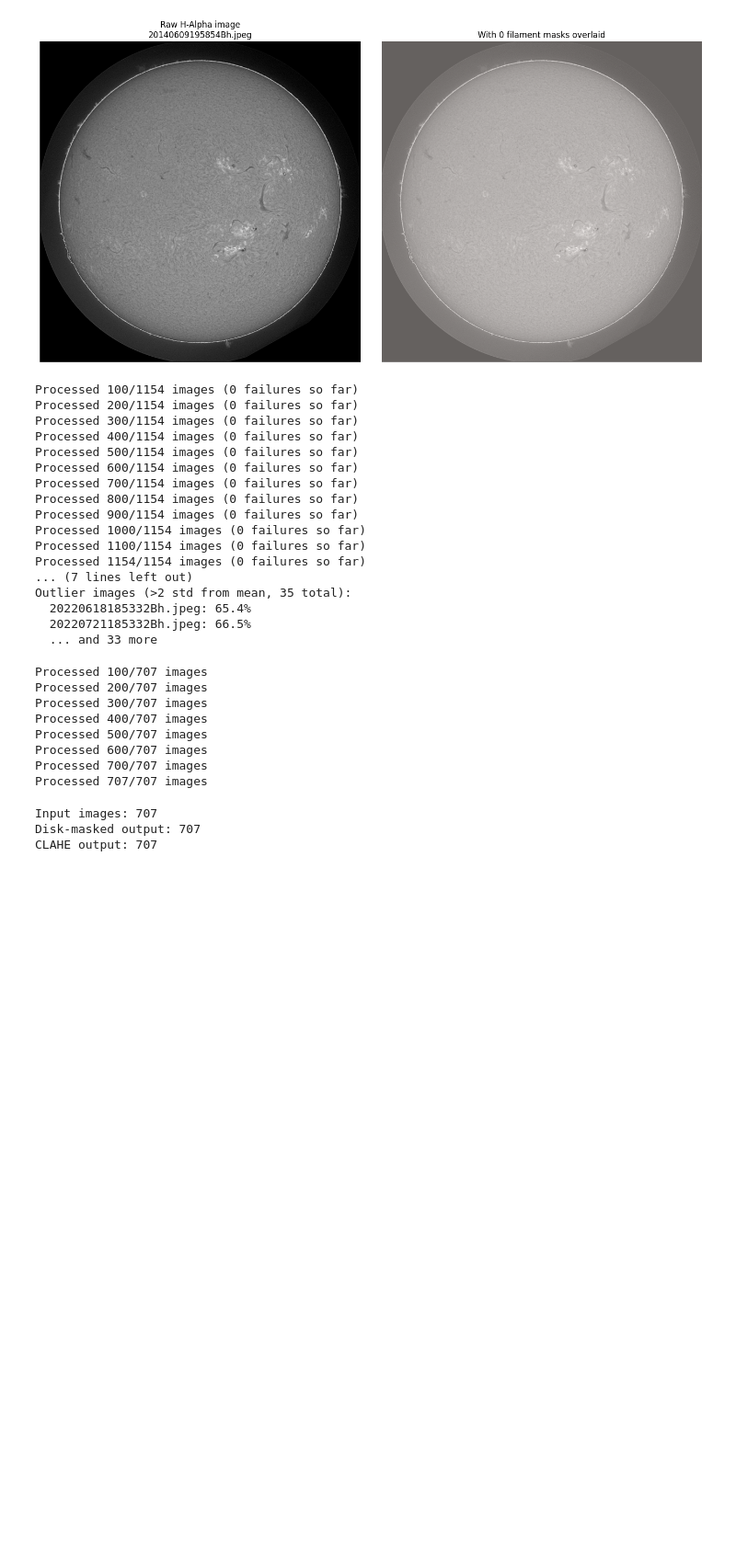
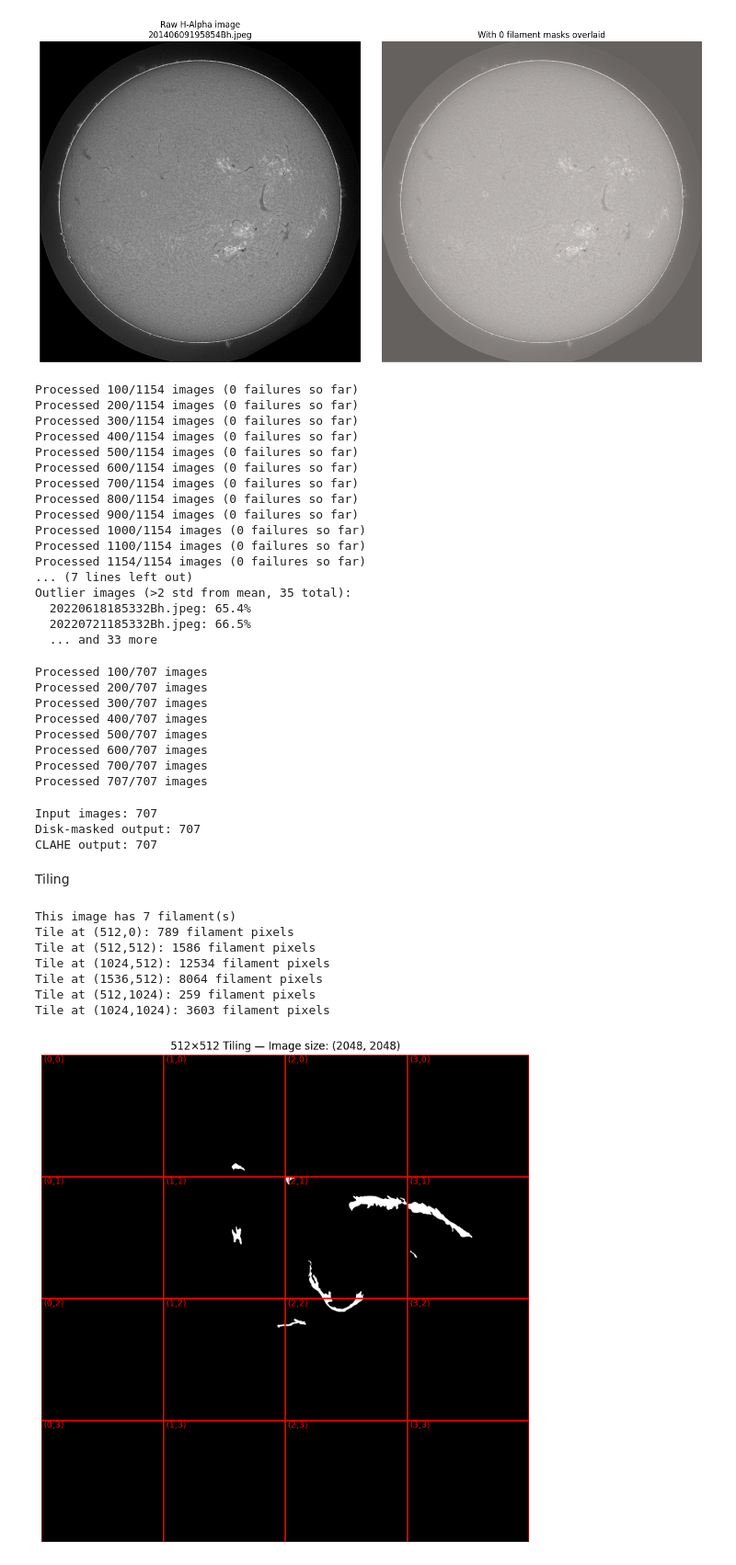
Before and after one commit to Trishya123/Solar-filament-segmentation, a Jupyter notebook: sfc-mago.ipynb, the cells around one changed output. Shown at 92% size. Drawn from its saved outputs; the diff is of its cells as text; code cells hidden in the pictures; blank space fills up the shorter version.

Commit message:
Kaggle Notebook | SFC - MAgo | Version 15

```diff
--- a/sfc-mago.ipynb
+++ b/sfc-mago.ipynb
@@ -235,3 +235,74 @@ print(f"CLAHE output: {len(clahe_files)}")
 Input images: 707
 Disk-masked output: 707
 CLAHE output: 707
+# %% [markdown]
+Tiling
+# %%
+## Tiling
+img_id = img_ids[15]
+img_info = coco.loadImgs([img_id])[0]
+ann_ids = coco.getAnnIds(imgIds=[img_info['id']])
+anns = coco.loadAnns(ann_ids)
+
+print(f"This image has {len(anns)} filament(s)")
+
+# Load the CLAHE-processed version of this image
+img_path = os.path.join(CLAHE_OUTPUT_DIR, img_info['file_name'])
+image = cv2.imread(img_path, cv2.IMREAD_GRAYSCALE)
+
+# Build ONE combined mask (all filaments merged - this is fine for semantic segmentation)
+full_mask = np.zeros(image.shape, dtype=np.uint8)
+for ann in anns:
+    m = coco.annToMask(ann)
+    full_mask = np.maximum(full_mask, m)
+
+# Cut out ONE tile to test
+tile_size = 512
+for ty in range(0, image.shape[0], tile_size):
+    for tx in range(0, image.shape[1], tile_size):
+        mask_tile = full_mask[ty:ty+tile_size, tx:tx+tile_size]
+        pixel_count = mask_tile.sum()
+        if pixel_count > 0:
+            print(f"Tile at ({tx},{ty}): {pixel_count} filament pixels")
+## Image vs Full mask
+# plt.figure(figsize=(12, 5))
+# plt.subplot(1, 2, 1)
+# plt.imshow(image, cmap="gray")
+# plt.title("Original Image")
+# plt.axis("off")
+# plt.subplot(1, 2, 2)
+# plt.imshow(full_mask, cmap="gray")
+# plt.title("Filament Mask")
+# plt.axis("off")
+## Tiling
+fig, ax = plt.subplots(figsize=(10, 10))
+# Show complete image
+ax.imshow(full_mask, cmap='gray')
+# Draw tile boundaries
+for ty in range(0, full_mask.shape[0], tile_size):
+    for tx in range(0,full_mask.shape[1], tile_size):
+        # Draw rectangle around each tile
+        rect = plt.Rectangle((tx, ty),512,512,
+            fill=False,
+            edgecolor="red",
+            linewidth=1.5
+        )
+        ax.add_patch(rect)
+        # Tile number
+        tile_x = tx // tile_size
+        tile_y = ty // tile_size
+        ax.text(tx + 10,ty + 30,f"({tile_x},{tile_y})",
+            fontsize=10,color="red" )
+ax.set_title(f"512×512 Tiling — Image size: {image.shape}")
+ax.axis('off')
+
+plt.show()
+# %% [output]
+This image has 7 filament(s)
+Tile at (512,0): 789 filament pixels
+Tile at (512,512): 1586 filament pixels
+Tile at (1024,512): 12534 filament pixels
+Tile at (1536,512): 8064 filament pixels
+Tile at (512,1024): 259 filament pixels
+Tile at (1024,1024): 3603 filament pixels
+[figure, added]
```
Also changed, not shown: parts of 7 cells of this notebook.
